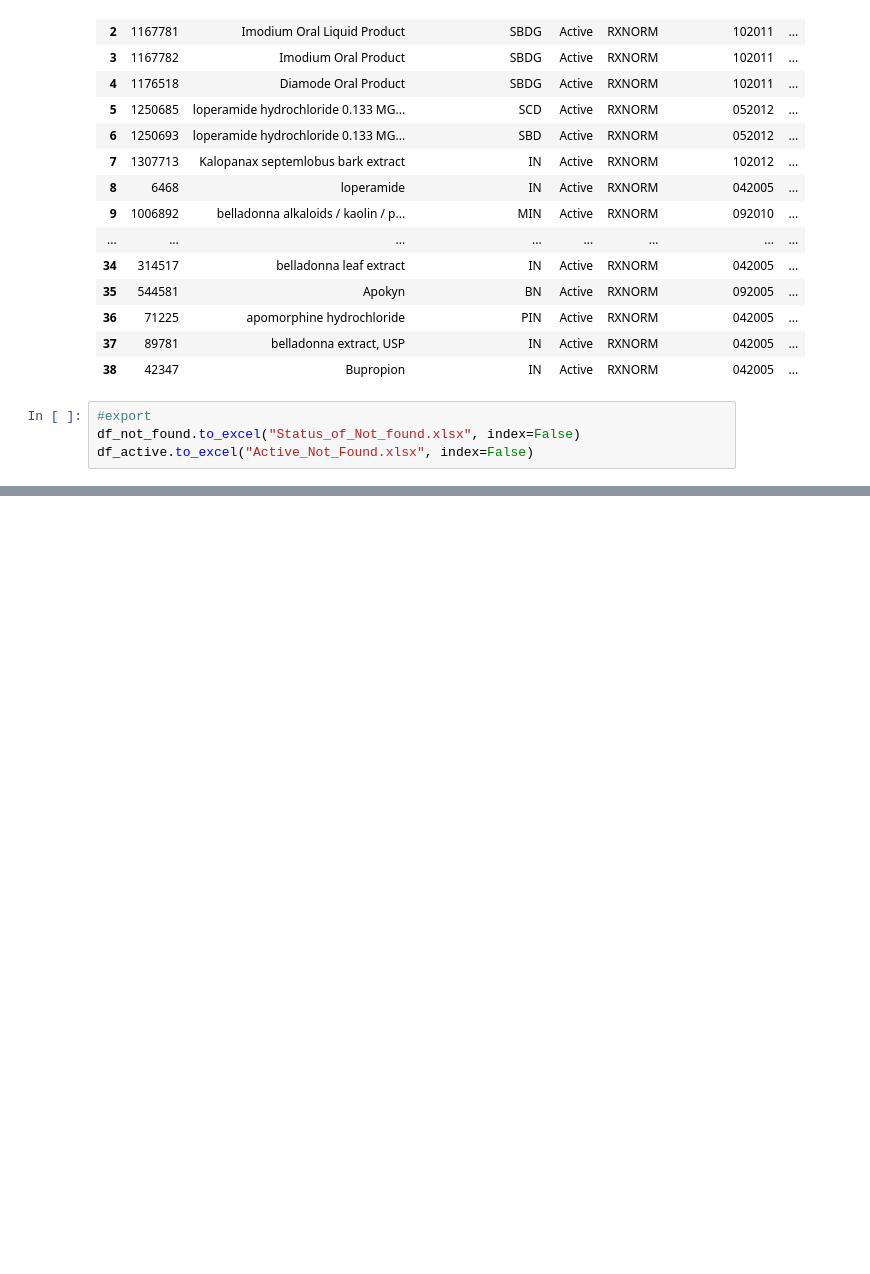
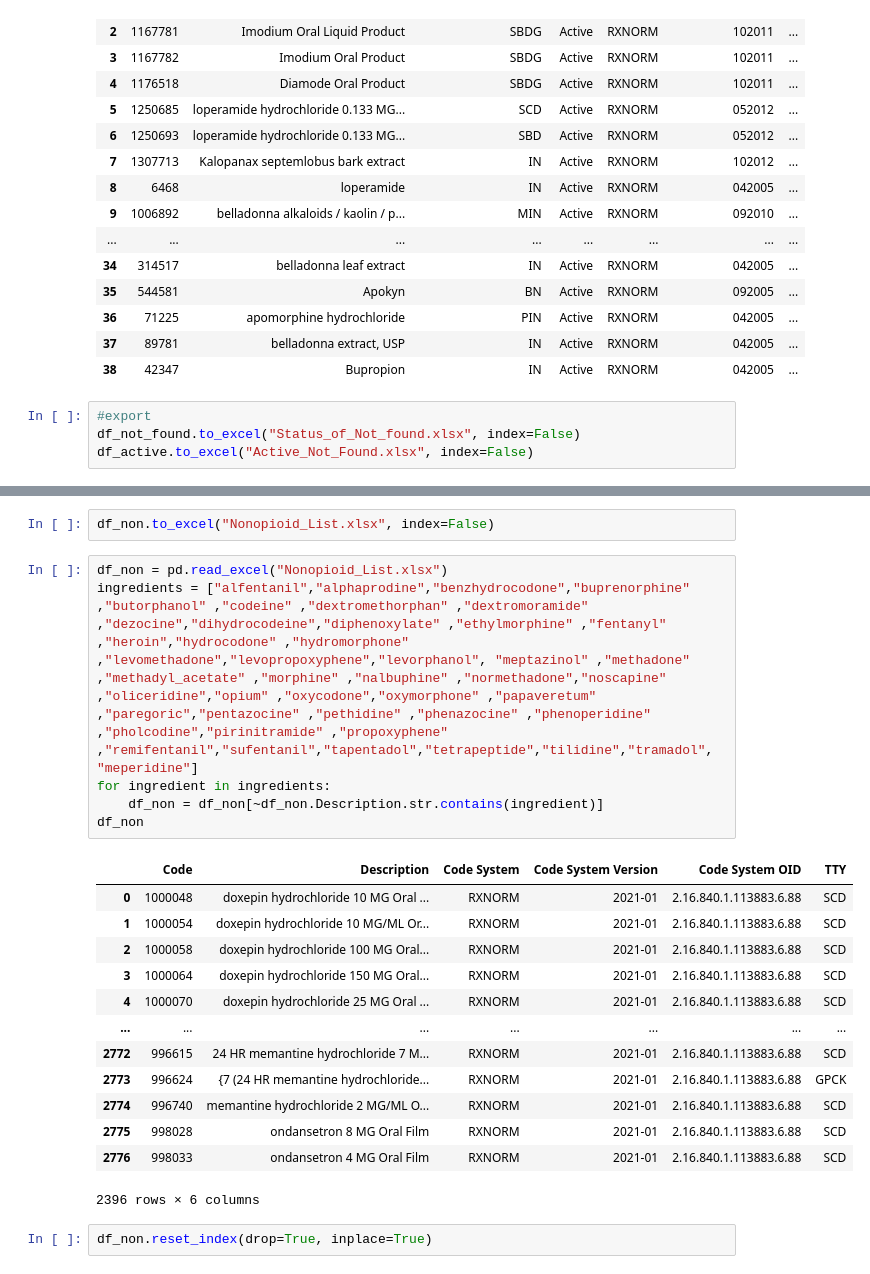
Before and after one commit to danielhmendoza01/Automatic_Code_Sets, a Jupyter notebook: Opioid_Query.ipynb, the cells around one changed output, grey strips where cells are left out. Cells and saved outputs as stored; diff of their text form; blank space fills up the shorter version.

```diff
--- a/Opioid_Query.ipynb
+++ b/Opioid_Query.ipynb
@@ -371,0 +443,24 @@ most_occuring.to_csv("Most_Occuring.csv")
+# %%
+df_non.to_excel("Nonopioid_List.xlsx", index=False)
+# %%
+df_non = pd.read_excel("Nonopioid_List.xlsx")
+ingredients = ["alfentanil","alphaprodine","benzhydrocodone","buprenorphine" ,"butorphanol" ,"codeine" ,"dextromethorphan" ,"dextromoramide" ,"dezocine","dihydrocodeine","diphenoxylate" ,"ethylmorphine" ,"fentanyl" ,"heroin","hydrocodone" ,"hydromorphone" ,"levomethadone","levopropoxyphene","levorphanol", "meptazinol" ,"methadone" ,"methadyl_acetate" ,"morphine" ,"nalbuphine" ,"normethadone","noscapine" ,"oliceridine","opium" ,"oxycodone","oxymorphone" ,"papaveretum" ,"paregoric","pentazocine" ,"pethidine" ,"phenazocine" ,"phenoperidine" ,"pholcodine","pirinitramide" ,"propoxyphene" ,"remifentanil","sufentanil","tapentadol","tetrapeptide","tilidine","tramadol", "meperidine"]
+for ingredient in ingredients:
+    df_non = df_non[~df_non.Description.str.contains(ingredient)]
+df_non
+# %% [output]
+|  | Code | Description | Code System | Code System Version | Code System OID | TTY |
+| 0 | 1000048 | doxepin hydrochloride 10 MG Oral ... | RXNORM | 2021-01 | 2.16.840.1.113883.6.88 | SCD |
+| 1 | 1000054 | doxepin hydrochloride 10 MG/ML Or... | RXNORM | 2021-01 | 2.16.840.1.113883.6.88 | SCD |
+| 2 | 1000058 | doxepin hydrochloride 100 MG Oral... | RXNORM | 2021-01 | 2.16.840.1.113883.6.88 | SCD |
+| 3 | 1000064 | doxepin hydrochloride 150 MG Oral... | RXNORM | 2021-01 | 2.16.840.1.113883.6.88 | SCD |
+| 4 | 1000070 | doxepin hydrochloride 25 MG Oral ... | RXNORM | 2021-01 | 2.16.840.1.113883.6.88 | SCD |
+| ... | ... | ... | ... | ... | ... | ... |
+| 2772 | 996615 | 24 HR memantine hydrochloride 7 M... | RXNORM | 2021-01 | 2.16.840.1.113883.6.88 | SCD |
+| 2773 | 996624 | {7 (24 HR memantine hydrochloride... | RXNORM | 2021-01 | 2.16.840.1.113883.6.88 | GPCK |
+| 2774 | 996740 | memantine hydrochloride 2 MG/ML O... | RXNORM | 2021-01 | 2.16.840.1.113883.6.88 | SCD |
+| 2775 | 998028 | ondansetron 8 MG Oral Film | RXNORM | 2021-01 | 2.16.840.1.113883.6.88 | SCD |
+| 2776 | 998033 | ondansetron 4 MG Oral Film | RXNORM | 2021-01 | 2.16.840.1.113883.6.88 | SCD |
+2396 rows × 6 columns
+# %%
+df_non.reset_index(drop=True, inplace=True)
```
Also changed, not shown: parts of 16 cells of this notebook, 16 other files.
